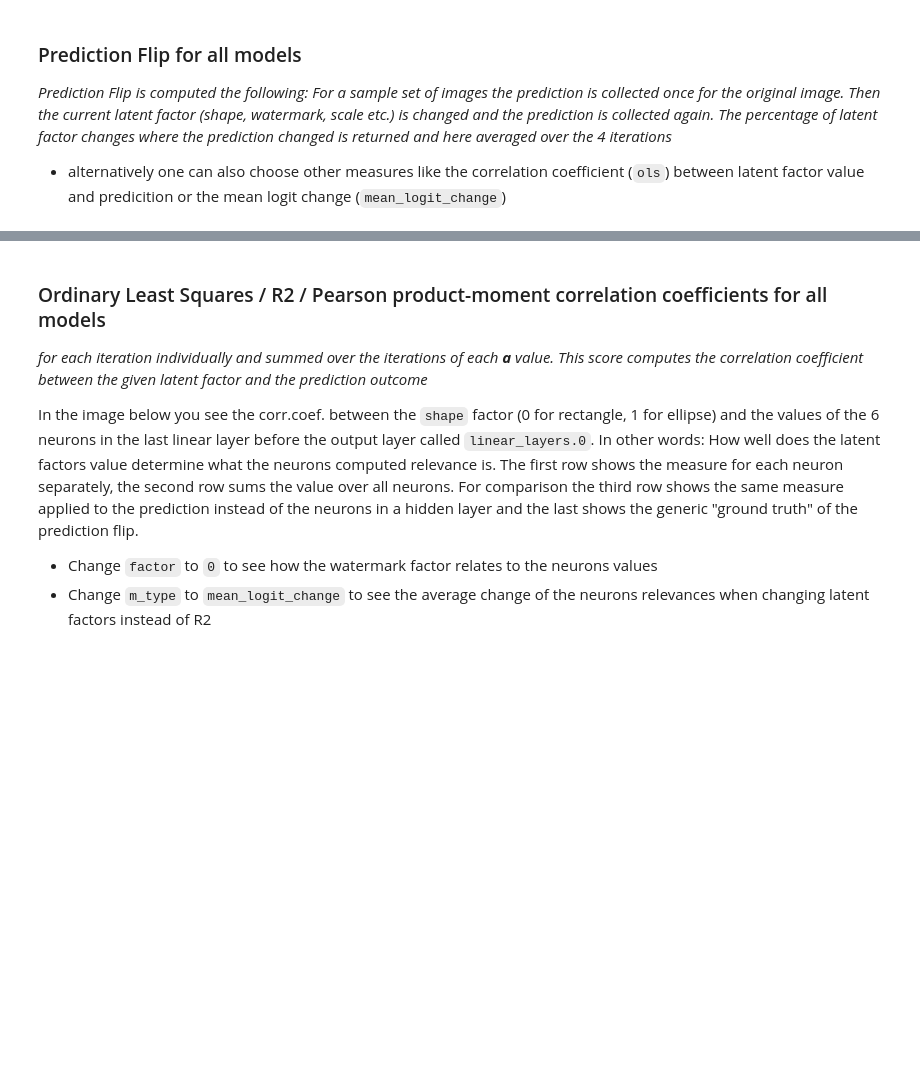
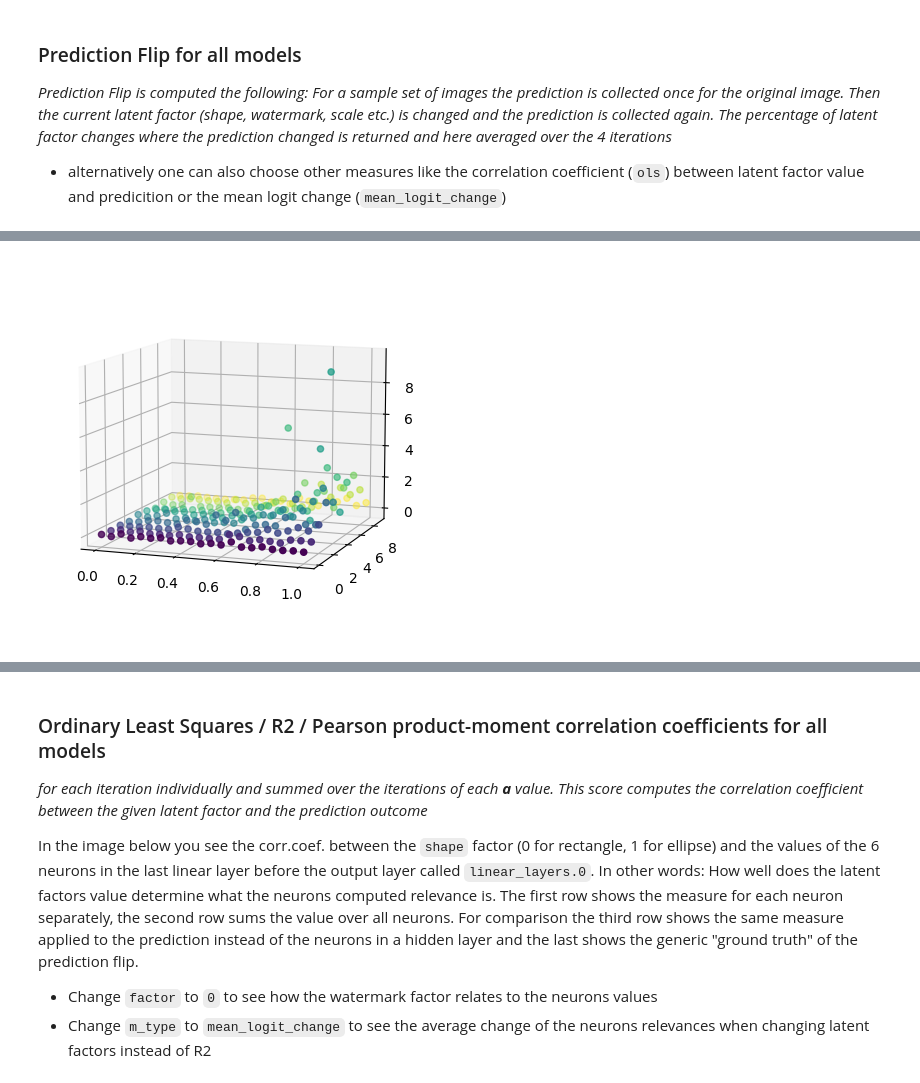
Before and after one commit to lillijo/xai-evaluation-master-thesis, a Jupyter notebook: experiments/pipeline.ipynb, the cells around one changed output, grey strips where cells are left out. Saved outputs shown, nothing was run; the diff lists cells and outputs as text; code cells hidden in the pictures; blank space fills up the shorter version.

```diff
--- a/experiments/pipeline.ipynb
+++ b/experiments/pipeline.ipynb
@@ -131 +132,5 @@ plot_pred_flip(MODEL_ZOO_INFOS_PATH, m_type="mlc", bcut=0.0, num_it=10)
+# %%
+plot_3d(MODEL_ZOO_INFOS_PATH, m_type=lambda x: sum(x["rma_mlc_conv"][0]), bcut=0.0, num_it=10)
+# %% [output]
+[figure, added]
 # %%
```
Also changed, not shown: parts of 7 cells of this notebook, 9 other files.
